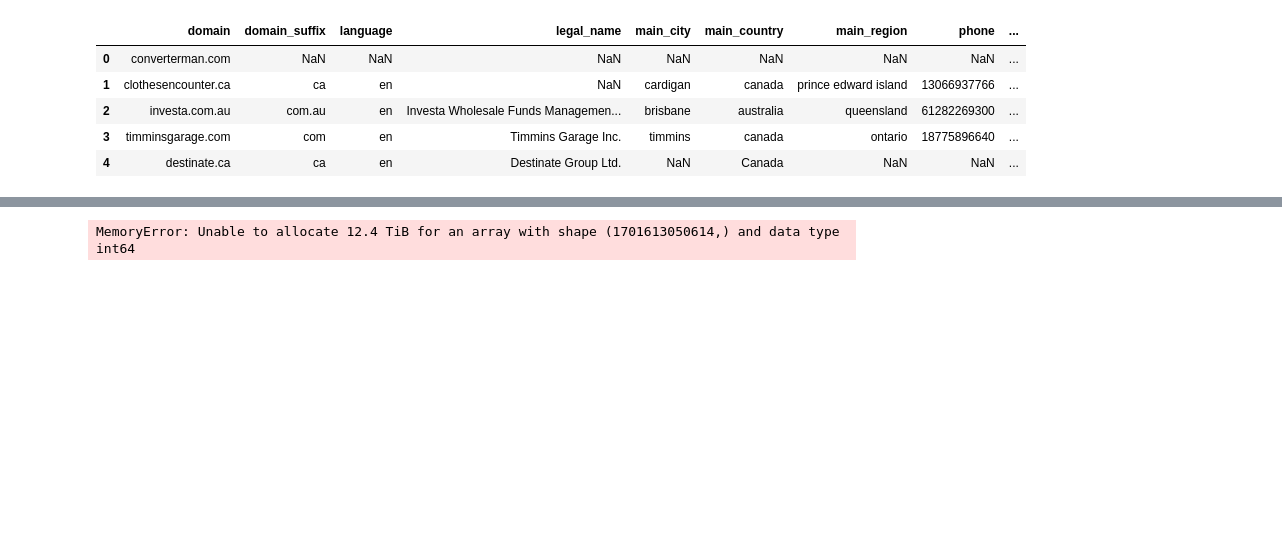
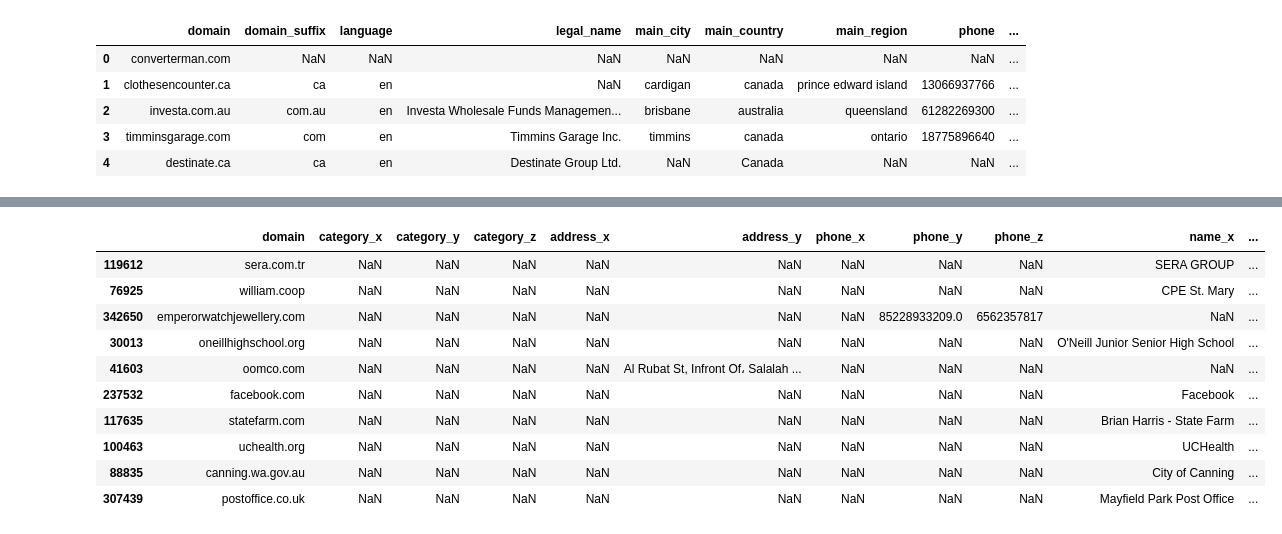
Before and after one commit to marius2347/Datasets-Join-for-Deeptech-Engineer-Intern-Challenge-in-Python, a Jupyter notebook: challenge.ipynb, the cells around one changed output, grey strips where cells are left out. Cells and saved outputs as stored; diff of their text form; code cells hidden in the pictures; blank space fills up the shorter version.

```diff
--- a/challenge.ipynb
+++ b/challenge.ipynb
@@ -205,4 +207,4 @@ merged_phone.sample(5)
 # %%
-# merge DF and phone into a new dataframe
-# DF = pd.merge(DF, merged_phone, on = 'domain')
-# DF.head(5)
+# concat DF and phone into a new dataframe
+DF = pd.concat([DF, merged_phone], axis = 0)
+DF.head(5)
@@ -223,6 +232,16 @@ merged_company.sample(5)
 # %%
-# merge DF and name into a new dataframe
-DF = pd.merge(DF, merged_company, on = 'domain')
-DF.head(5)
+# concat DF and name into a new dataframe
+DF = pd.concat([DF, merged_company], axis = 0)
+DF.sample(10)
 # %% [output]
-MemoryError: Unable to allocate 12.4 TiB for an array with shape (1701613050614,) and data type int64
+|  | domain | category_x | category_y | category_z | address_x | address_y | phone_x | phone_y | phone_z | name_x | ... |
+| 119612 | sera.com.tr | NaN | NaN | NaN | NaN | NaN | NaN | NaN | NaN | SERA GROUP | ... |
+| 76925 | william.coop | NaN | NaN | NaN | NaN | NaN | NaN | NaN | NaN | CPE St. Mary | ... |
+| 342650 | emperorwatchjewellery.com | NaN | NaN | NaN | NaN | NaN | NaN | 85228933209.0 | 6562357817 | NaN | ... |
+| 30013 | oneillhighschool.org | NaN | NaN | NaN | NaN | NaN | NaN | NaN | NaN | O'Neill Junior Senior High School | ... |
+| 41603 | oomco.com | NaN | NaN | NaN | NaN | Al Rubat St, Infront Of، Salalah ... | NaN | NaN | NaN | NaN | ... |
+| 237532 | facebook.com | NaN | NaN | NaN | NaN | NaN | NaN | NaN | NaN | Facebook | ... |
+| 117635 | statefarm.com | NaN | NaN | NaN | NaN | NaN | NaN | NaN | NaN | Brian Harris - State Farm | ... |
+| 100463 | uchealth.org | NaN | NaN | NaN | NaN | NaN | NaN | NaN | NaN | UCHealth | ... |
+| 88835 | canning.wa.gov.au | NaN | NaN | NaN | NaN | NaN | NaN | NaN | NaN | City of Canning | ... |
+| 307439 | postoffice.co.uk | NaN | NaN | NaN | NaN | NaN | NaN | NaN | NaN | Mayfield Park Post Office | ... |
```
Also changed, not shown: parts of 11 cells of this notebook.
